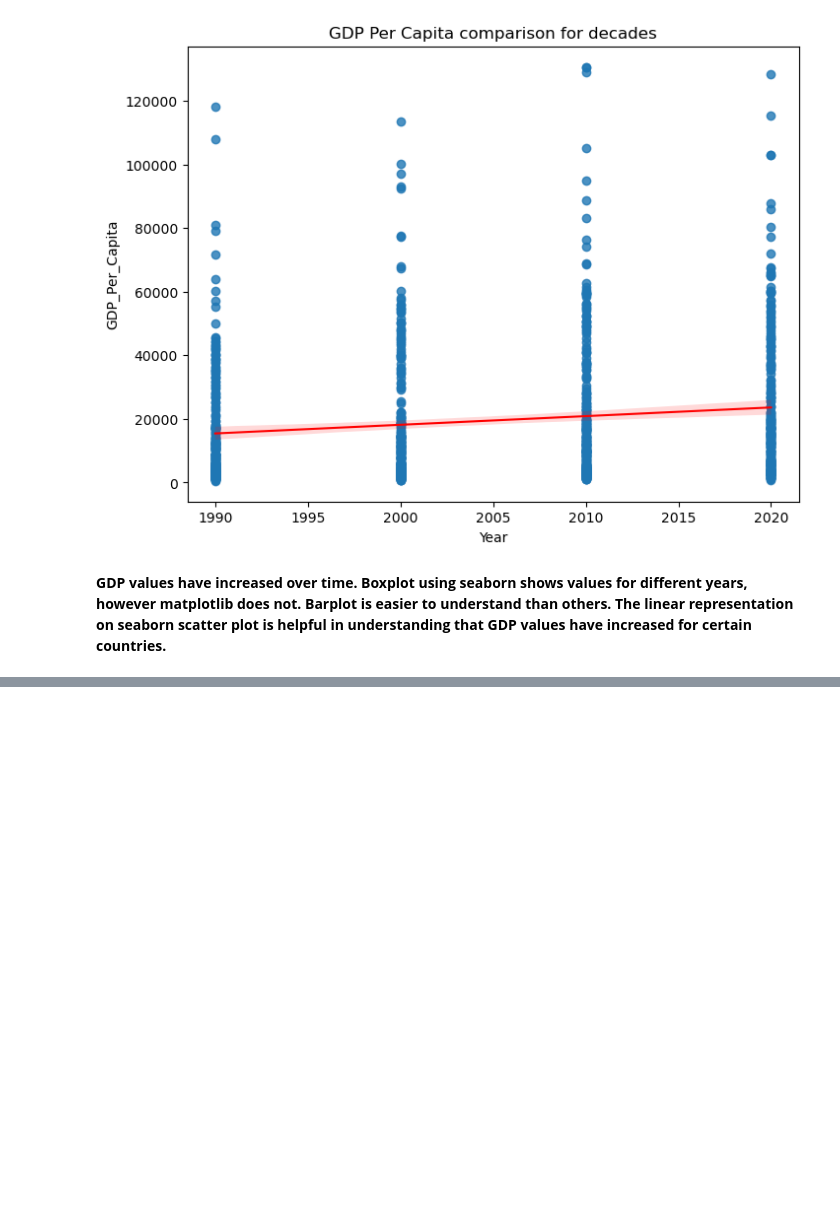
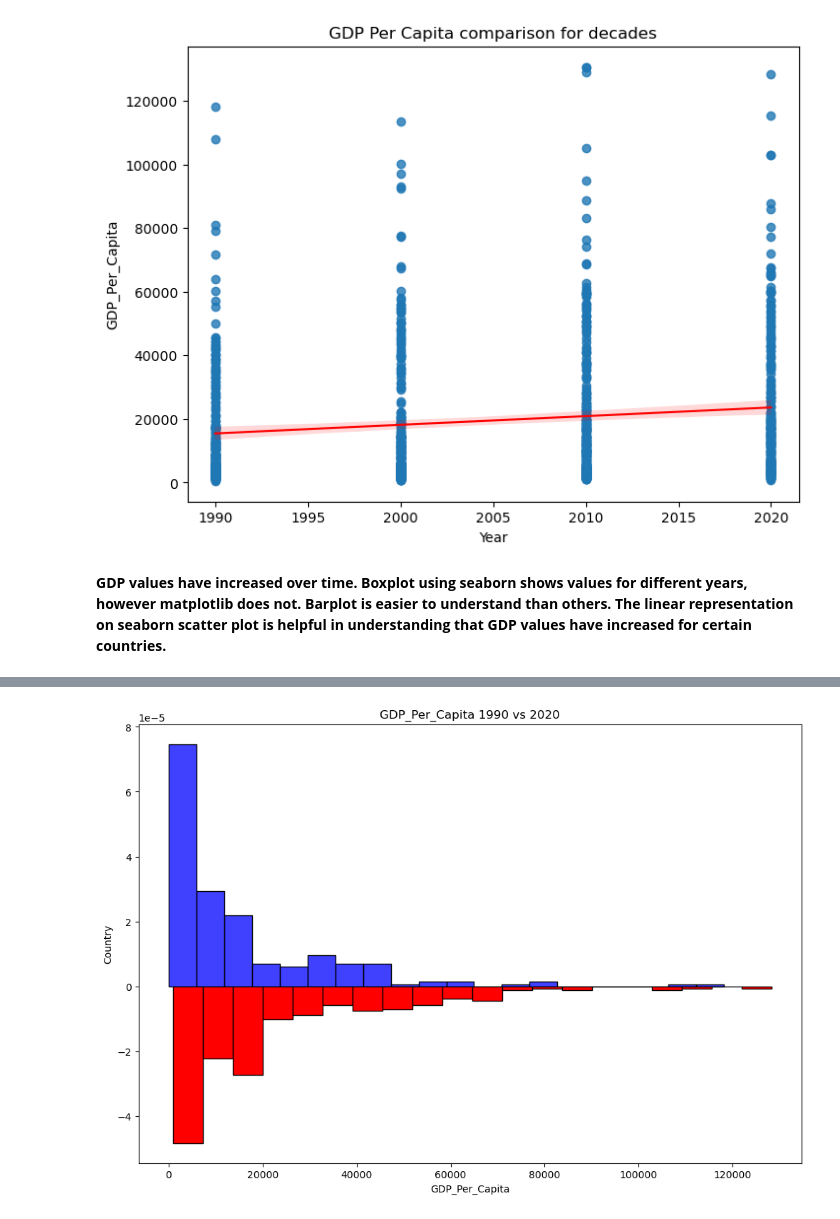
Before and after one commit to NSS-Data-Analytics-Cohort-16/da16-python-gdp-and-internet-use-analysis-janvimehendale, a Jupyter notebook: notebooks/gdp_internetuse.ipynb, the cells around one changed output, grey strips where cells are left out. Cells and saved outputs as stored; diff of their text form; code cells hidden in the pictures; blank space fills up the shorter version.

```diff
--- a/notebooks/gdp_internetuse.ipynb
+++ b/notebooks/gdp_internetuse.ipynb
@@ -407,0 +549,4 @@ The linear representation on seaborn scatter plot is helpful in understanding th
+# %%
+gdp_1990_2020 = gdp_df_new[gdp_df_new["Year"].isin([1990,2020])]\
+.pivot_table(values="GDP_Per_Capita", index="Country", columns="Year",fill_value=0)
+print(gdp_1990_2020)
@@ -407,0 +569,32 @@ The linear representation on seaborn scatter plot is helpful in understanding th
+# %%
+# dataframe
+gdp_1990_2020_compare = pd.DataFrame({
+    '1990': np.random.normal(size=1000),
+    '2020': np.random.normal(loc=2, size=1000)
+})
+
+# Fig size
+plt.rcParams["figure.figsize"]=12,8
+
+# plot histogram chart for 1990
+sns.histplot(x = gdp_1990_2020[1990], stat="density", bins=20, edgecolor='black', color='blue', label="1990")
+
+# plot histogram chart for 2020
+n_bins=20
+
+# get positions and heights of bars
+heights, bins = np.histogram(gdp_1990_2020[2020], density=True, bins=n_bins)
+
+# multiply by -1 to reverse it
+heights *= -1
+bin_width = np.diff(bins)[0]
+bin_pos =( bins[:-1] + bin_width / 2)
+
+# plot
+plt.bar(bin_pos, heights, width=bin_width, edgecolor='black', color='red', label="2020")
+plt.xlabel("GDP_Per_Capita")
+plt.ylabel("Country")
+plt.title("GDP_Per_Capita 1990 vs 2020")
+plt.show()
+# %% [output]
+[figure, added]
```
Also changed, not shown: parts of 20 cells of this notebook.
